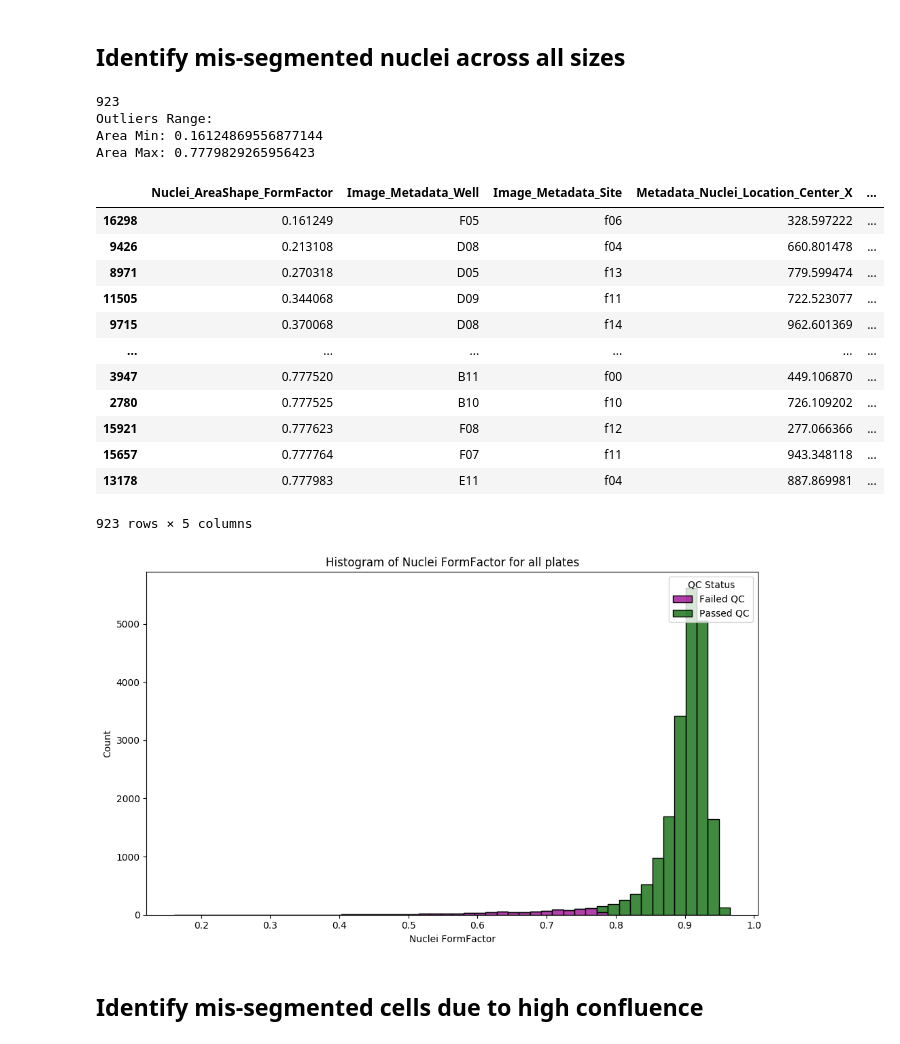
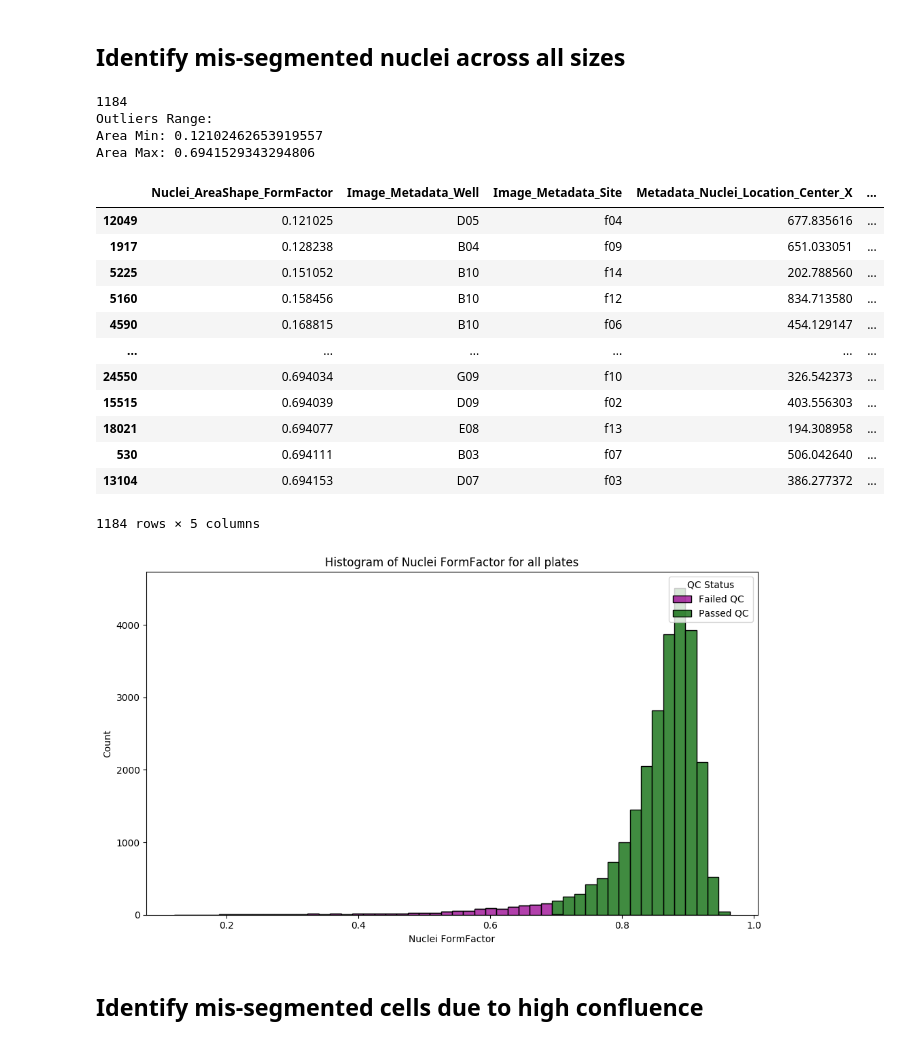
Before and after one commit to WayScience/cellpainting_predicts_cardiac_fibrosis, a Jupyter notebook: 3.process_cfret_features/1.sc_quality_control.ipynb, the cells around one changed output. Saved outputs shown, nothing was run; the diff lists cells and outputs as text; code cells hidden in the pictures.

```diff
--- a/3.process_cfret_features/1.sc_quality_control.ipynb
+++ b/3.process_cfret_features/1.sc_quality_control.ipynb
@@ -76,18 +77,15 @@ plate_4_df.head()
 ### Perform z-scoring to identify nuclei outliers
 # %%
 # Determine z-score using only Nuclei Area and Nuclei Intensity from Nuclei channel
-plate_4_df["Z_Score_Area"] = zscore(plate_4_df["Nuclei_AreaShape_Area"])
-plate_4_df["Z_Score_Intensity"] = zscore(
-    plate_4_df["Nuclei_Intensity_IntegratedIntensity_Hoechst"]
+plate_df["Z_Score_Area"] = zscore(plate_df["Nuclei_AreaShape_Area"])
+plate_df["Z_Score_Intensity"] = zscore(
+    plate_df["Nuclei_Intensity_IntegratedIntensity_Hoechst"]
 )
 
-# Set a threshold for considering outliers (number of standard deviations away from the mean)
-outlier_threshold = 2
-
 # Filter DataFrame for outliers
-nuclei_outliers_df = plate_4_df[
-    (plate_4_df["Z_Score_Area"].abs() > outlier_threshold)
-    & (plate_4_df["Z_Score_Intensity"].abs() > outlier_threshold)
+nuclei_outliers_df = plate_df[
+    (plate_df["Z_Score_Area"].abs() > outlier_threshold)
+    & (plate_df["Z_Score_Intensity"].abs() > outlier_threshold)
 ]
 
 # Print outliers to assess how it detected outliers
@@ -125,15 +123,15 @@ Intensity Max: 644.2570542618632
 ### Scatter plot of single-cells based on Nuclei Area and Intensity
 # %%
 # Set the default value to 'inlier'
-plate_4_df['Outlier_Status'] = 'Single-cell passed QC'
+plate_df['Outlier_Status'] = 'Single-cell passed QC'
 
 # Update the 'Outlier_Status' column based on the outliers DataFrame using index
-plate_4_df.loc[plate_4_df.index.isin(nuclei_outliers_df.index), 'Outlier_Status'] = 'Single-cell failed QC'
+plate_df.loc[plate_df.index.isin(nuclei_outliers_df.index), 'Outlier_Status'] = 'Single-cell failed QC'
 
 # Create scatter plot
 plt.figure(figsize=(10, 6))
 plot = sns.scatterplot(
-    data=plate_4_df,
+    data=plate_df,
     x="Nuclei_AreaShape_Area",
     y="Nuclei_Intensity_IntegratedIntensity_Hoechst",
     hue="Outlier_Status",
@@ -173,62 +171,59 @@ plt.show()
 ## Identify mis-segmented nuclei across all sizes
 # %%
 # Determine z-score using only Nuclei FormFactor
-plate_4_df["Z_Score_FormFactor"] = zscore(plate_4_df["Nuclei_AreaShape_FormFactor"])
-
-# Set a threshold for considering outliers (number of standard deviations away from the mean)
-outlier_threshold = 2
+plate_df["Z_Score_FormFactor"] = zscore(plate_df["Nuclei_AreaShape_FormFactor"])
 
 # Filter DataFrame for outliers
-formfactor_outliers_df = plate_4_df[
-    (plate_4_df["Z_Score_FormFactor"].abs() > outlier_threshold)
+formfactor_outliers_df = plate_df[
+    (plate_df["Z_Score_FormFactor"].abs() > outlier_threshold)
 ]
 
 # Print outliers to assess how it detected outliers
 print(formfactor_outliers_df.shape[0])
 # Print the range of outliers
 print("Outliers Range:")
 print("Area Min:", formfactor_outliers_df["Nuclei_AreaShape_FormFactor"].min())
 print("Area Max:", formfactor_outliers_df["Nuclei_AreaShape_FormFactor"].max())
 formfactor_outliers_df[
     [
         "Nuclei_AreaShape_FormFactor",
         "Image_Metadata_Well",
         "Image_Metadata_Site",
         "Metadata_Nuclei_Location_Center_X",
         "Metadata_Nuclei_Location_Center_Y",
     ]
 ].sort_values(by="Nuclei_AreaShape_FormFactor", ascending=True)
 # %% [output]
-923
+1184
 Outliers Range:
-Area Min: 0.16124869556877144
-Area Max: 0.7779829265956423
+Area Min: 0.12102462653919557
+Area Max: 0.6941529343294806
 |  | Nuclei_AreaShape_FormFactor | Image_Metadata_Well | Image_Metadata_Site | Metadata_Nuclei_Location_Center_X | ... |
-| 16298 | 0.161249 | F05 | f06 | 328.597222 | ... |
-| 9426 | 0.213108 | D08 | f04 | 660.801478 | ... |
-| 8971 | 0.270318 | D05 | f13 | 779.599474 | ... |
-| 11505 | 0.344068 | D09 | f11 | 722.523077 | ... |
-| 9715 | 0.370068 | D08 | f14 | 962.601369 | ... |
+| 12049 | 0.121025 | D05 | f04 | 677.835616 | ... |
+| 1917 | 0.128238 | B04 | f09 | 651.033051 | ... |
+| 5225 | 0.151052 | B10 | f14 | 202.788560 | ... |
+| 5160 | 0.158456 | B10 | f12 | 834.713580 | ... |
+| 4590 | 0.168815 | B10 | f06 | 454.129147 | ... |
 | ... | ... | ... | ... | ... | ... |
-| 3947 | 0.777520 | B11 | f00 | 449.106870 | ... |
-| 2780 | 0.777525 | B10 | f10 | 726.109202 | ... |
-| 15921 | 0.777623 | F08 | f12 | 277.066366 | ... |
-| 15657 | 0.777764 | F07 | f11 | 943.348118 | ... |
-| 13178 | 0.777983 | E11 | f04 | 887.869981 | ... |
+| 24550 | 0.694034 | G09 | f10 | 326.542373 | ... |
+| 15515 | 0.694039 | D09 | f02 | 403.556303 | ... |
+| 18021 | 0.694077 | E08 | f13 | 194.308958 | ... |
+| 530 | 0.694111 | B03 | f07 | 506.042640 | ... |
+| 13104 | 0.694153 | D07 | f03 | 386.277372 | ... |
-923 rows × 5 columns
+1184 rows × 5 columns
 # %%
 # Reset the default value to 'inlier'
-plate_4_df["Outlier_Status"] = "Single-cell passed QC"
+plate_df["Outlier_Status"] = "Single-cell passed QC"
 
 # Update the 'Outlier_Status' column based on the outliers DataFrame using index
-plate_4_df.loc[plate_4_df.index.isin(formfactor_outliers_df.index), "Outlier_Status"] = (
+plate_df.loc[plate_df.index.isin(formfactor_outliers_df.index), "Outlier_Status"] = (
     "Single-cell failed QC"
 )
 
 # Create histogram
 plt.figure(figsize=(10, 6))
 sns.histplot(
-    data=plate_4_df,
+    data=plate_df,
     x="Nuclei_AreaShape_FormFactor",
     hue="Outlier_Status",
     multiple="stack",
@@ -255,7 +250,7 @@ plt.savefig(pathlib.Path(f"{qc_fig_dir}/{plate}_nuclei_formfactor_outliers.png")
 
 plt.show()
 # %% [output]
-[figure, old version]
+[figure, new version]
 # %% [markdown]
 ## Identify mis-segmented cells due to high confluence
 # %% [markdown]
```
Also changed, not shown: parts of 7 cells of this notebook, 17 other files.
